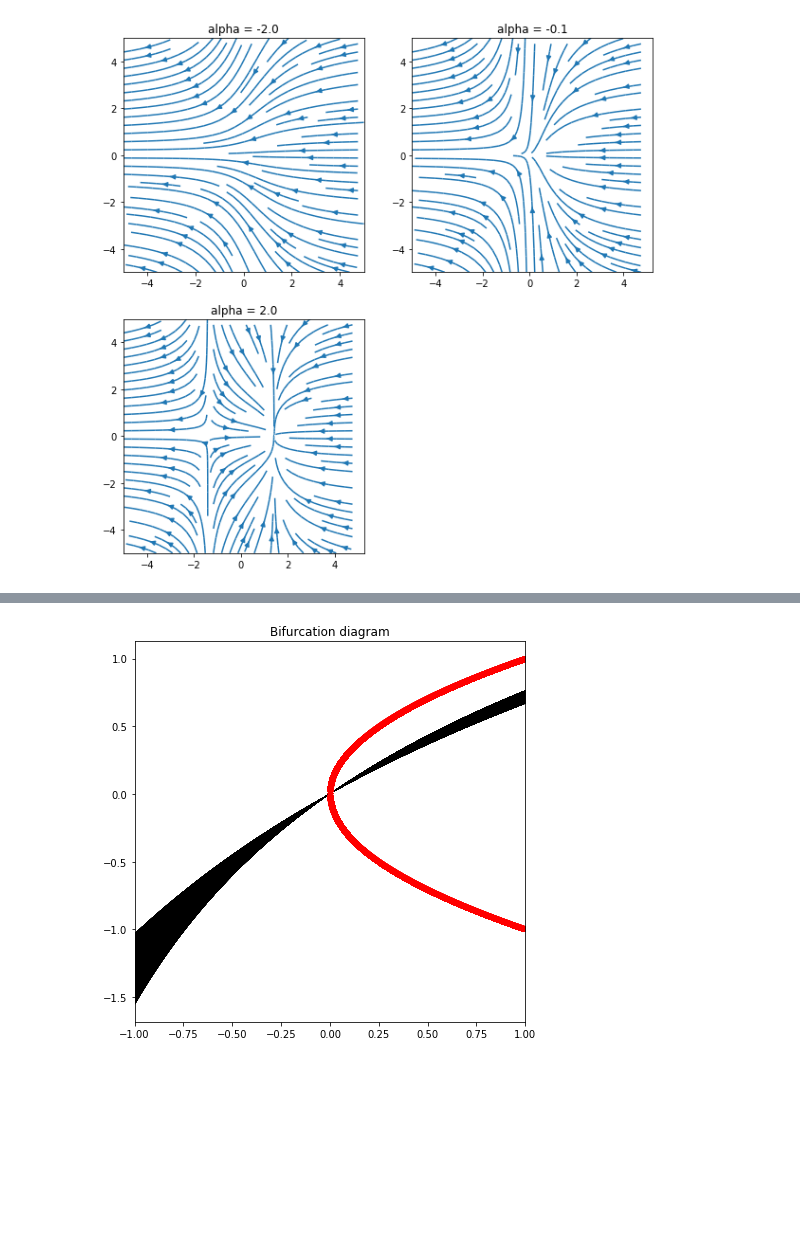
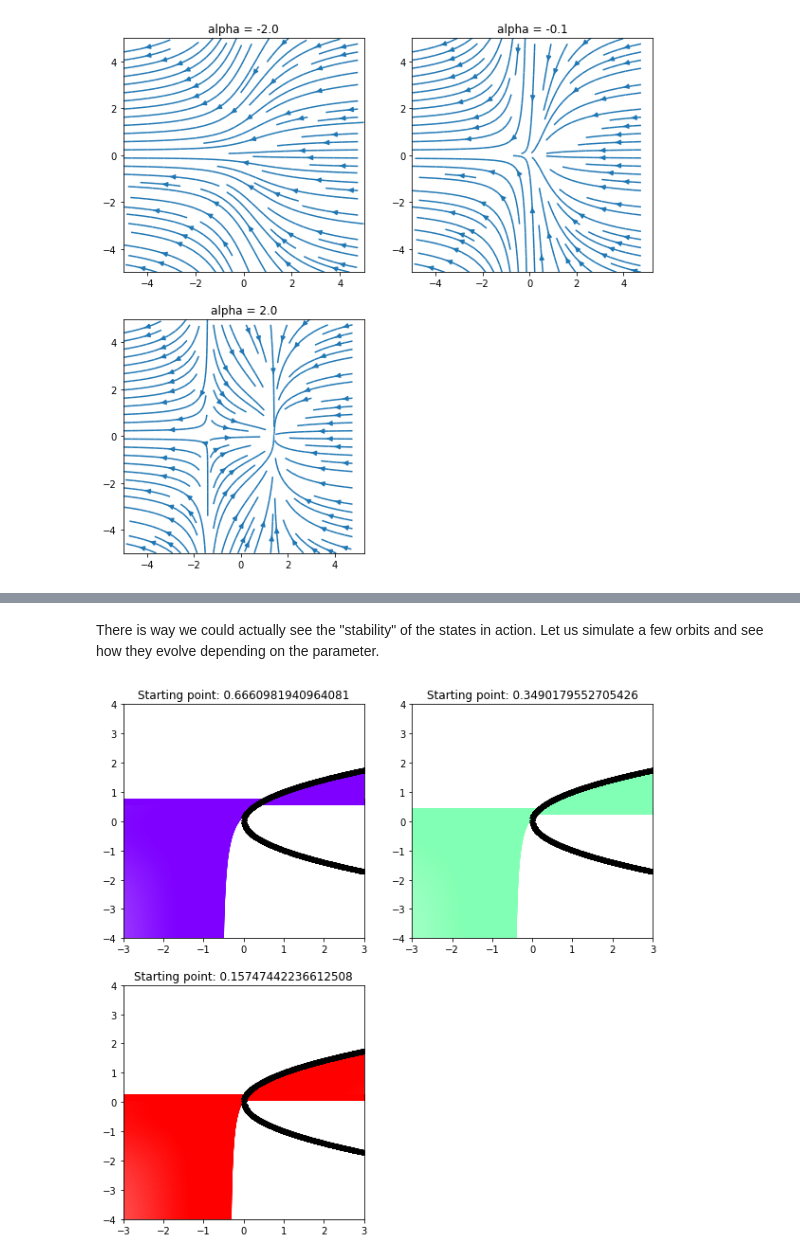
Before and after one commit to esprit1995/mlcrowd, a Jupyter notebook: assignment3/task1-2.ipynb, the cells around one changed output, grey strips where cells are left out. Cells and saved outputs as stored; diff of their text form; code cells hidden in the pictures; blank space fills up the shorter version.

```diff
--- a/assignment3/task1-2.ipynb
+++ b/assignment3/task1-2.ipynb
@@ -174,36 +243,48 @@ Looks good. Now, let's move on to the bifurcation diagrams.
+# %% [markdown]
+There is way we could actually see the "stability" of the states in action. Let us simulate a few orbits and see how they evolve depending on the parameter.
 # %%
 import numpy as np
 import matplotlib.pyplot as plt
 
 # define some control variables
-n_steps = 10000
-alphas = np.linspace(-1,1, n_steps)
+n_steps = 1000
+alphas = np.linspace(-3,3, n_steps)
+alphasPOS = np.linspace(0, 3, n_steps/2)
+alphasNEG = np.linspace(-3, 0, n_steps/2)
 
 # we will use 100 iterations of the given function and use the last 100 to display the bifurcation map
-iterations = 1000
-last = 200
+n_sim = 3
+iterations = 2000
+last = 2000
 # initialize initial condition
-deltaT = 0.001
-x = 1e-5*np.ones(n_steps)
+deltaT = 0.0015
 # visualize
-fig = plt.figure(figsize=(7,7))
+fig = plt.figure(figsize=(10,10))
 
-for i in range(iterations):
-    x = x + deltaT*system_u(x, alphas)
-    if iterations - last < i:
-        plt.plot(alphas, x, ",k", alpha=0.25)
+n_rows = int(n_sim/2) + n_sim%2
+gs = gridspec.GridSpec(nrows=n_rows, ncols=2, height_ratios=[1]*n_rows)
 
-
-alphasPOS = np.linspace(0, 1, n_steps/2)
-alphasNEG = np.linspace(-1, 0, n_steps/2)
-
-plt.plot(alphasPOS, np.sqrt(alphasPOS), "*r")
-plt.plot(alphasPOS, -np.sqrt(alphasPOS), "*r")
-plt.xlim((-1,1))
-plt.title("Bifurcation diagram")
+# initialize colour palette
+colors=iter(plt.cm.rainbow(np.linspace(0,1,n_sim)))
+plt.clf()
+for sim in range(n_sim):
+    color = next(colors)
+    starting_point = np.random.uniform(-1,1)
+    ax0 = fig.add_subplot(gs[int(sim/n_rows), sim%n_rows])
+    x = starting_point*np.ones(n_steps)
+    ax0.plot(alphas, x, marker = "v", c=color)
+    for i in range(iterations):
+        x = x + deltaT*system_u(x, alphas)
+        if iterations - last < i:
+            ax0.plot(alphas, x, c=color, alpha=0.25)
+    ax0.plot(alphasPOS, np.sqrt(alphasPOS), "*k")
+    ax0.plot(alphasPOS, -np.sqrt(alphasPOS), "*k")
+    ax0.set_title("Starting point: " + str(starting_point))
+    ax0.set_xlim((-3,3))
+    ax0.set_ylim((-4,4))
 plt.show()
 # %% [output]
-[figure, old version]
+[figure, new version]
 # %% [markdown]
 To determine whether the systems are topologically equivalent, let us write down the equations for their orbits. First, system (6):
 $$\dot{x_1} = \alpha - x^2 \rightarrow$$
```
Also changed, not shown: parts of 17 cells of this notebook.
